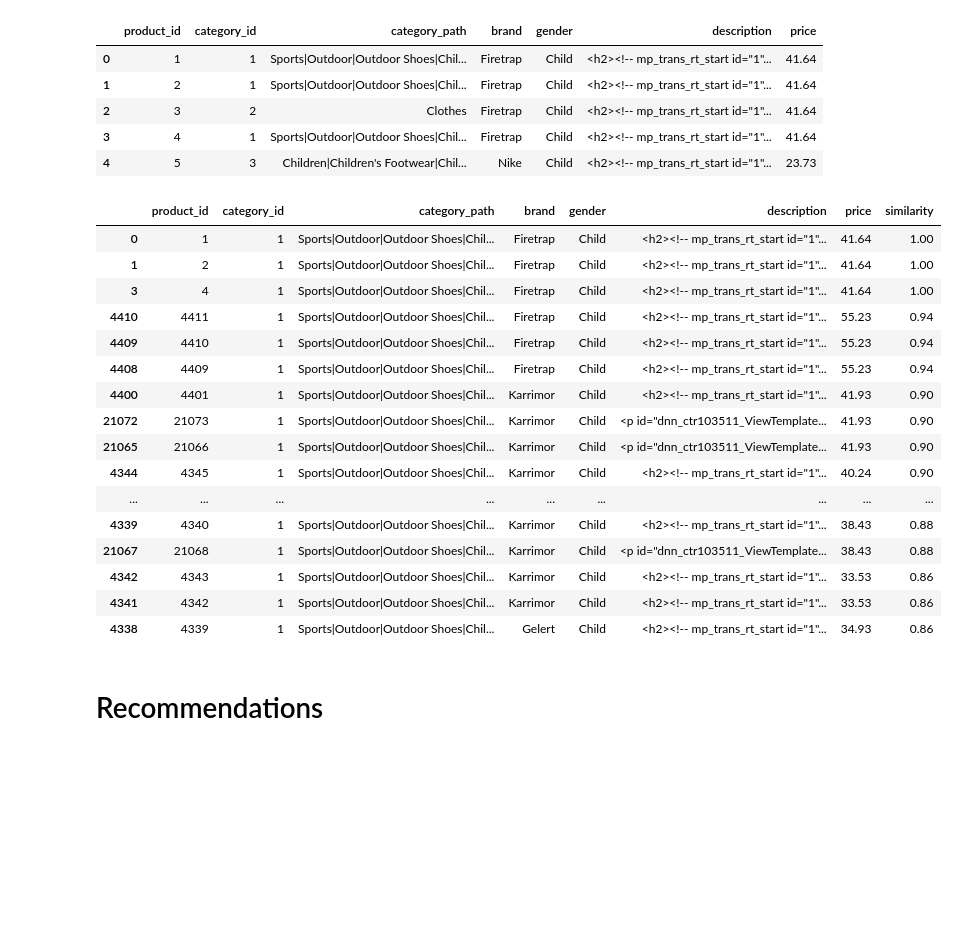
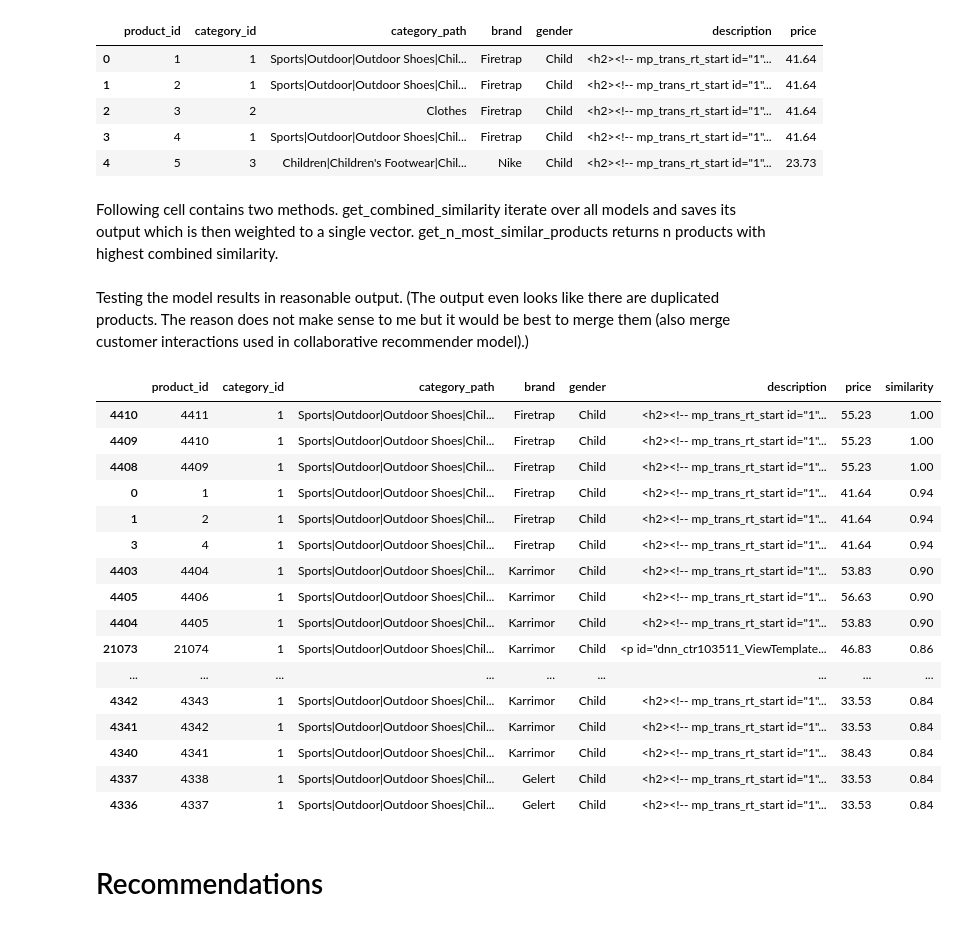
Before and after one commit to demo125/exponea_recommender, a Jupyter notebook: notebooks/2_similarity_recommender.ipynb, the cells around one changed output. Drawn from its saved outputs; the diff is of its cells as text; code cells hidden in the pictures; blank space fills up the shorter version.

```diff
--- a/notebooks/similarityAll.ipynb
+++ b/notebooks/2_similarity_recommender.ipynb
@@ -528,6 +578,8 @@ products.head()
 | 2 | 3 | 2 | Clothes | Firetrap | Child | <h2><!-- mp_trans_rt_start id="1"... | 41.64 |
 | 3 | 4 | 1 | Sports|Outdoor|Outdoor Shoes|Chil... | Firetrap | Child | <h2><!-- mp_trans_rt_start id="1"... | 41.64 |
 | 4 | 5 | 3 | Children|Children's Footwear|Chil... | Nike | Child | <h2><!-- mp_trans_rt_start id="1"... | 23.73 |
+# %% [markdown]
+Following cell contains two methods. get_combined_similarity iterate over all models and saves its output which is then weighted to a single vector. get_n_most_similar_products returns n  products with highest combined similarity.
 # %%
 def get_combined_similarity(product_id):
 
@@ -552,25 +600,31 @@ n_most_products, n_most_idxs, similarities = get_n_most_similar_products(combine
+# %% [markdown]
+Testing the model results in reasonable output. (The output even looks like there are duplicated products. The reason does not make sense to me but it would be best to merge them (also merge customer interactions used in collaborative recommender model).)
 # %%
+test_id1 = 4411
+combined_similarity = get_combined_similarity(test_id1)
+n_most_products, n_most_idxs, similarities = get_n_most_similar_products(combined_similarity)
+
 p = products.iloc[n_most_idxs].copy()
 p['similarity'] = similarities
 p
 # %% [output]
 |  | product_id | category_id | category_path | brand | gender | description | price | similarity |
-| 0 | 1 | 1 | Sports|Outdoor|Outdoor Shoes|Chil... | Firetrap | Child | <h2><!-- mp_trans_rt_start id="1"... | 41.64 | 1.00 |
-| 1 | 2 | 1 | Sports|Outdoor|Outdoor Shoes|Chil... | Firetrap | Child | <h2><!-- mp_trans_rt_start id="1"... | 41.64 | 1.00 |
-| 3 | 4 | 1 | Sports|Outdoor|Outdoor Shoes|Chil... | Firetrap | Child | <h2><!-- mp_trans_rt_start id="1"... | 41.64 | 1.00 |
-| 4410 | 4411 | 1 | Sports|Outdoor|Outdoor Shoes|Chil... | Firetrap | Child | <h2><!-- mp_trans_rt_start id="1"... | 55.23 | 0.94 |
-| 4409 | 4410 | 1 | Sports|Outdoor|Outdoor Shoes|Chil... | Firetrap | Child | <h2><!-- mp_trans_rt_start id="1"... | 55.23 | 0.94 |
-| 4408 | 4409 | 1 | Sports|Outdoor|Outdoor Shoes|Chil... | Firetrap | Child | <h2><!-- mp_trans_rt_start id="1"... | 55.23 | 0.94 |
-| 4400 | 4401 | 1 | Sports|Outdoor|Outdoor Shoes|Chil... | Karrimor | Child | <h2><!-- mp_trans_rt_start id="1"... | 41.93 | 0.90 |
-| 21072 | 21073 | 1 | Sports|Outdoor|Outdoor Shoes|Chil... | Karrimor | Child | <p id="dnn_ctr103511_ViewTemplate... | 41.93 | 0.90 |
-| 21065 | 21066 | 1 | Sports|Outdoor|Outdoor Shoes|Chil... | Karrimor | Child | <p id="dnn_ctr103511_ViewTemplate... | 41.93 | 0.90 |
-| 4344 | 4345 | 1 | Sports|Outdoor|Outdoor Shoes|Chil... | Karrimor | Child | <h2><!-- mp_trans_rt_start id="1"... | 40.24 | 0.90 |
+| 4410 | 4411 | 1 | Sports|Outdoor|Outdoor Shoes|Chil... | Firetrap | Child | <h2><!-- mp_trans_rt_start id="1"... | 55.23 | 1.00 |
+| 4409 | 4410 | 1 | Sports|Outdoor|Outdoor Shoes|Chil... | Firetrap | Child | <h2><!-- mp_trans_rt_start id="1"... | 55.23 | 1.00 |
+| 4408 | 4409 | 1 | Sports|Outdoor|Outdoor Shoes|Chil... | Firetrap | Child | <h2><!-- mp_trans_rt_start id="1"... | 55.23 | 1.00 |
+| 0 | 1 | 1 | Sports|Outdoor|Outdoor Shoes|Chil... | Firetrap | Child | <h2><!-- mp_trans_rt_start id="1"... | 41.64 | 0.94 |
+| 1 | 2 | 1 | Sports|Outdoor|Outdoor Shoes|Chil... | Firetrap | Child | <h2><!-- mp_trans_rt_start id="1"... | 41.64 | 0.94 |
+| 3 | 4 | 1 | Sports|Outdoor|Outdoor Shoes|Chil... | Firetrap | Child | <h2><!-- mp_trans_rt_start id="1"... | 41.64 | 0.94 |
+| 4403 | 4404 | 1 | Sports|Outdoor|Outdoor Shoes|Chil... | Karrimor | Child | <h2><!-- mp_trans_rt_start id="1"... | 53.83 | 0.90 |
+| 4405 | 4406 | 1 | Sports|Outdoor|Outdoor Shoes|Chil... | Karrimor | Child | <h2><!-- mp_trans_rt_start id="1"... | 56.63 | 0.90 |
+| 4404 | 4405 | 1 | Sports|Outdoor|Outdoor Shoes|Chil... | Karrimor | Child | <h2><!-- mp_trans_rt_start id="1"... | 53.83 | 0.90 |
+| 21073 | 21074 | 1 | Sports|Outdoor|Outdoor Shoes|Chil... | Karrimor | Child | <p id="dnn_ctr103511_ViewTemplate... | 46.83 | 0.86 |
 | ... | ... | ... | ... | ... | ... | ... | ... | ... |
-| 4339 | 4340 | 1 | Sports|Outdoor|Outdoor Shoes|Chil... | Karrimor | Child | <h2><!-- mp_trans_rt_start id="1"... | 38.43 | 0.88 |
-| 21067 | 21068 | 1 | Sports|Outdoor|Outdoor Shoes|Chil... | Karrimor | Child | <p id="dnn_ctr103511_ViewTemplate... | 38.43 | 0.88 |
-| 4342 | 4343 | 1 | Sports|Outdoor|Outdoor Shoes|Chil... | Karrimor | Child | <h2><!-- mp_trans_rt_start id="1"... | 33.53 | 0.86 |
-| 4341 | 4342 | 1 | Sports|Outdoor|Outdoor Shoes|Chil... | Karrimor | Child | <h2><!-- mp_trans_rt_start id="1"... | 33.53 | 0.86 |
-| 4338 | 4339 | 1 | Sports|Outdoor|Outdoor Shoes|Chil... | Gelert | Child | <h2><!-- mp_trans_rt_start id="1"... | 34.93 | 0.86 |
+| 4342 | 4343 | 1 | Sports|Outdoor|Outdoor Shoes|Chil... | Karrimor | Child | <h2><!-- mp_trans_rt_start id="1"... | 33.53 | 0.84 |
+| 4341 | 4342 | 1 | Sports|Outdoor|Outdoor Shoes|Chil... | Karrimor | Child | <h2><!-- mp_trans_rt_start id="1"... | 33.53 | 0.84 |
+| 4340 | 4341 | 1 | Sports|Outdoor|Outdoor Shoes|Chil... | Karrimor | Child | <h2><!-- mp_trans_rt_start id="1"... | 38.43 | 0.84 |
+| 4337 | 4338 | 1 | Sports|Outdoor|Outdoor Shoes|Chil... | Gelert | Child | <h2><!-- mp_trans_rt_start id="1"... | 33.53 | 0.84 |
+| 4336 | 4337 | 1 | Sports|Outdoor|Outdoor Shoes|Chil... | Gelert | Child | <h2><!-- mp_trans_rt_start id="1"... | 33.53 | 0.84 |
 # %% [markdown]
 <h1>Recommendations</h1>
 # %%
```
Also changed, not shown: parts of 36 cells of this notebook, 19 other files.
